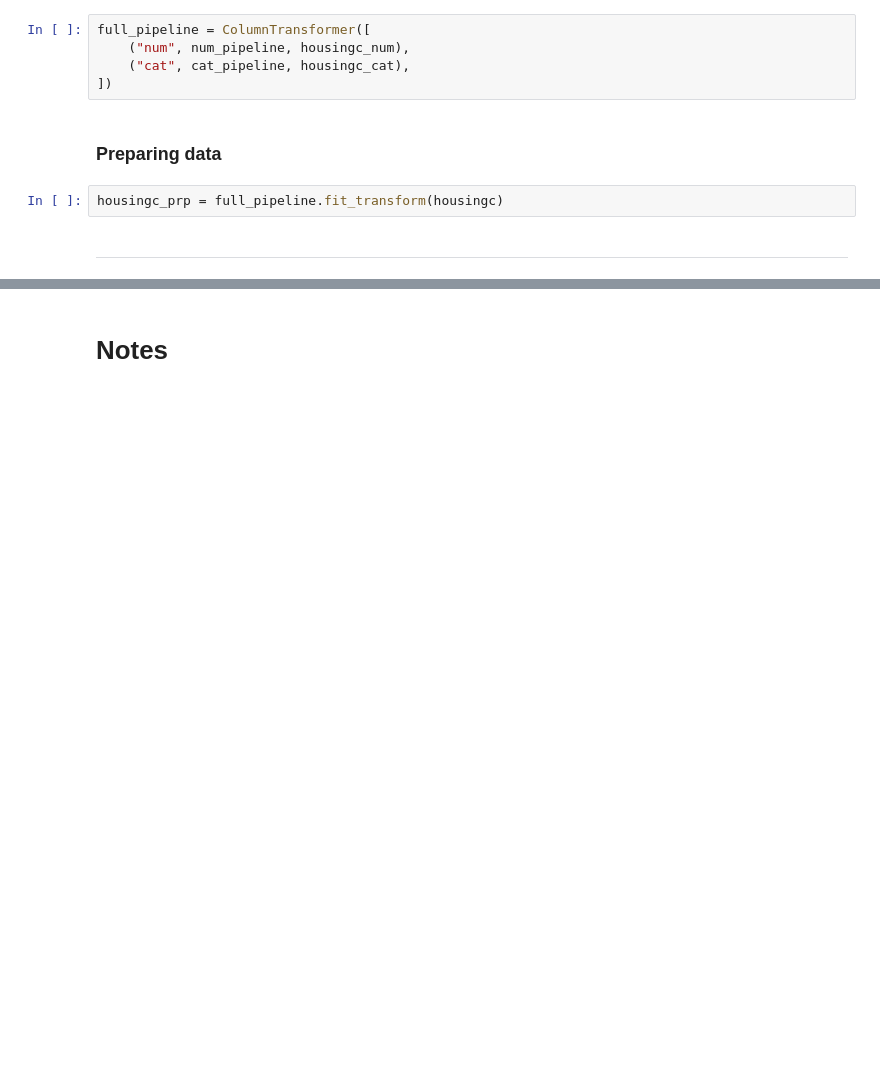
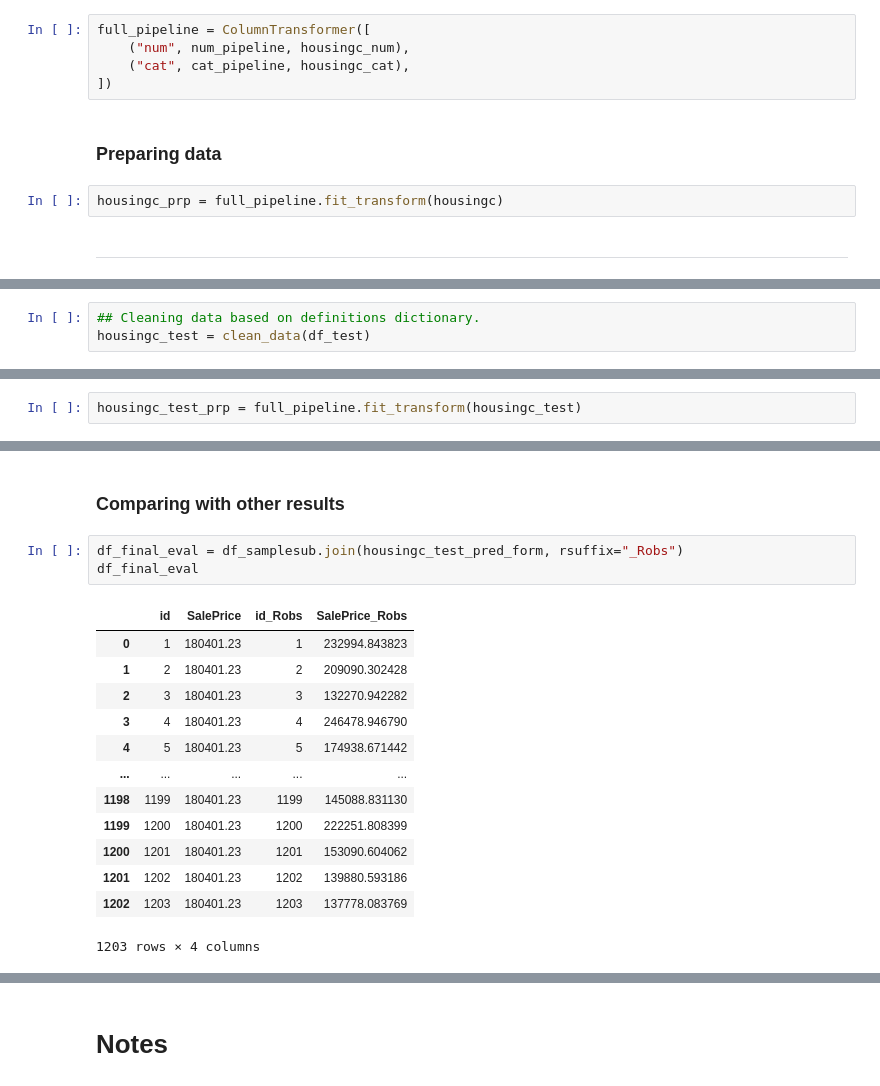
Before and after one commit to EnriqueOrtiz27/predicting-house-prices, a Jupyter notebook: Robs/Robs.ipynb, the cells around one changed output, grey strips where cells are left out. Cells and saved outputs as stored; diff of their text form; blank space fills up the shorter version.

```diff
--- a/Robs/Robs.ipynb
+++ b/Robs/Robs.ipynb
@@ -316,0 +408,3 @@ housingc_prp = full_pipeline.fit_transform(housingc)
+# %%
+## Cleaning data based on definitions dictionary.
+housingc_test = clean_data(df_test)
@@ -316,0 +413,2 @@ housingc_prp = full_pipeline.fit_transform(housingc)
+# %%
+housingc_test_prp = full_pipeline.fit_transform(housingc_test)
@@ -316,0 +441,19 @@ housingc_prp = full_pipeline.fit_transform(housingc)
+# %% [markdown]
+### Comparing with other results
+# %%
+df_final_eval = df_samplesub.join(housingc_test_pred_form, rsuffix="_Robs")
+df_final_eval
+# %% [output]
+|  | id | SalePrice | id_Robs | SalePrice_Robs |
+| 0 | 1 | 180401.23 | 1 | 232994.843823 |
+| 1 | 2 | 180401.23 | 2 | 209090.302428 |
+| 2 | 3 | 180401.23 | 3 | 132270.942282 |
+| 3 | 4 | 180401.23 | 4 | 246478.946790 |
+| 4 | 5 | 180401.23 | 5 | 174938.671442 |
+| ... | ... | ... | ... | ... |
+| 1198 | 1199 | 180401.23 | 1199 | 145088.831130 |
+| 1199 | 1200 | 180401.23 | 1200 | 222251.808399 |
+| 1200 | 1201 | 180401.23 | 1201 | 153090.604062 |
+| 1201 | 1202 | 180401.23 | 1202 | 139880.593186 |
+| 1202 | 1203 | 180401.23 | 1203 | 137778.083769 |
+1203 rows × 4 columns
```
Also changed, not shown: parts of 36 cells of this notebook, 3 other files.
